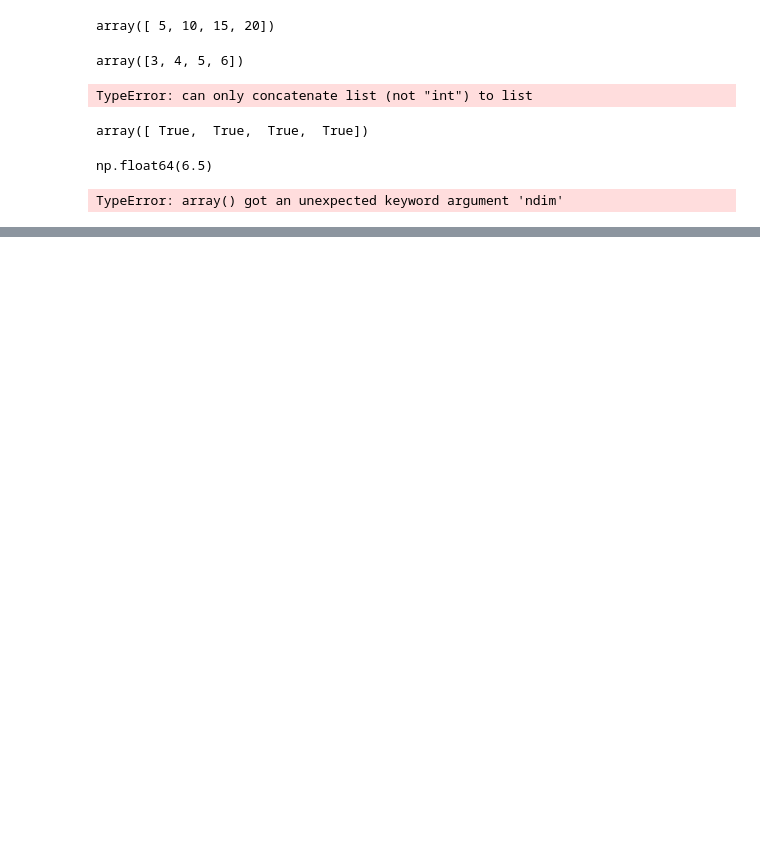
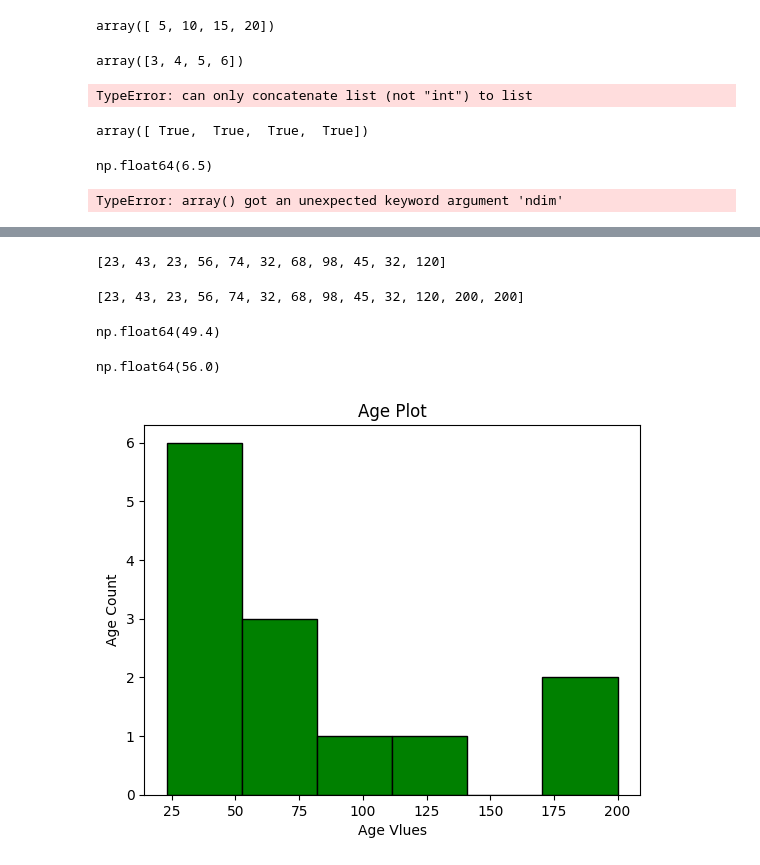
Before and after one commit to Star-obiero/Python-Basic, a Jupyter notebook: lab1.ipynb, the cells around one changed output, grey strips where cells are left out. Drawn from its saved outputs; the diff is of its cells as text; code cells hidden in the pictures; blank space fills up the shorter version.

```diff
--- a/lab1.ipynb
+++ b/lab1.ipynb
@@ -128,0 +140,5 @@ TypeError: array() got an unexpected keyword argument 'ndim'
+# %%
+#mean
+age=[23,43,23,56,74,32,68,98,45,32]
+mean_age=np.mean(age)
+mean_age
@@ -128,0 +156,29 @@ TypeError: array() got an unexpected keyword argument 'ndim'
+# %%
+age.pop()
+age
+# %% [output]
+[23, 43, 23, 56, 74, 32, 68, 98, 45, 32, 120]
+# %%
+age.append(200)
+age
+# %% [output]
+[23, 43, 23, 56, 74, 32, 68, 98, 45, 32, 120, 200, 200]
+# %%
+meean_age=np.mean(age)
+mean_age
+# %% [output]
+np.float64(49.4)
+# %%
+median_age=np.median(age)
+median_age
+# %% [output]
+np.float64(56.0)
+# %%
+bins=6
+plt.hist(age,bins,edgecolor='black',color='green')
+plt.title('Age Plot')
+plt.xlabel('Age Vlues')
+plt.ylabel('Age Count')
+plt.show()
+# %% [output]
+[figure, added]
```
Also changed, not shown: parts of 61 cells of this notebook, 1 other file.
